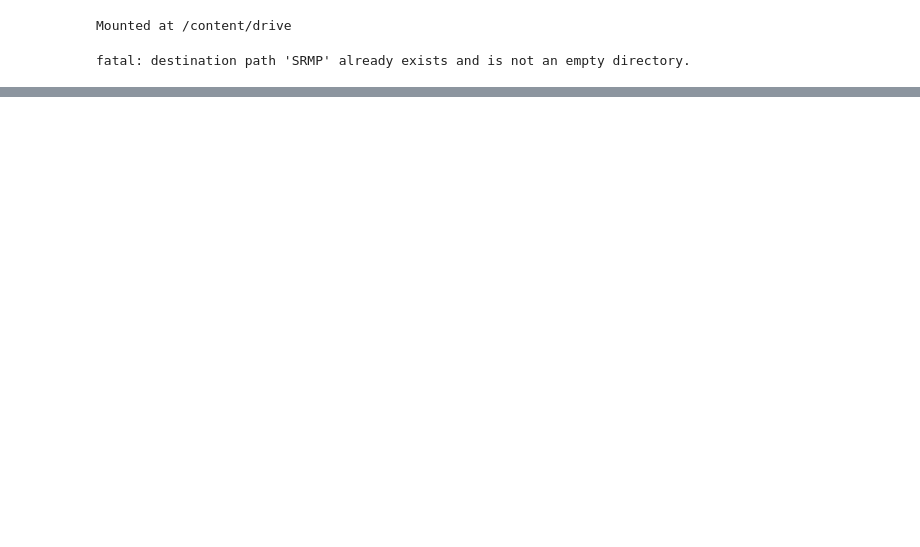
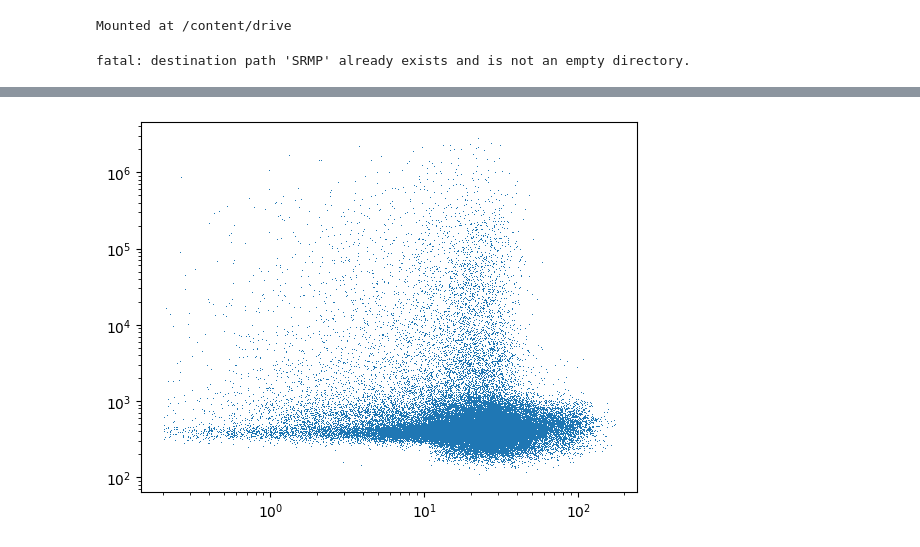
Before and after one commit to BelenKohl/SRMP, a Jupyter notebook: Nov21_kohl.ipynb, the cells around one changed output, grey strips where cells are left out. Saved outputs shown, nothing was run; the diff lists cells and outputs as text; code cells hidden in the pictures; blank space fills up the shorter version.

```diff
--- a/Nov21_kohl.ipynb
+++ b/Nov21_kohl.ipynb
@@ -28,0 +44,6 @@ import
+# %%
+plt.plot(df['Prot'],df['astrometric_chi2_al'],',')
+plt.yscale('log')
+plt.xscale('log')
+# %% [output]
+[figure, added]
```
Also changed, not shown: parts of 11 cells of this notebook.
